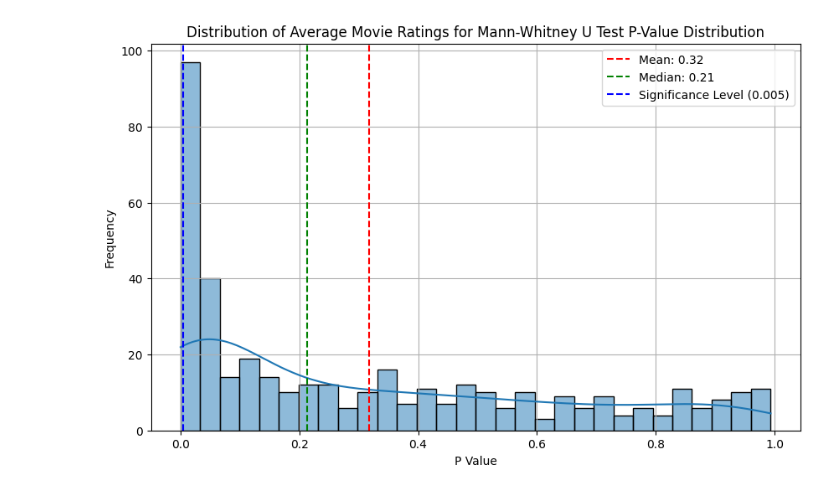
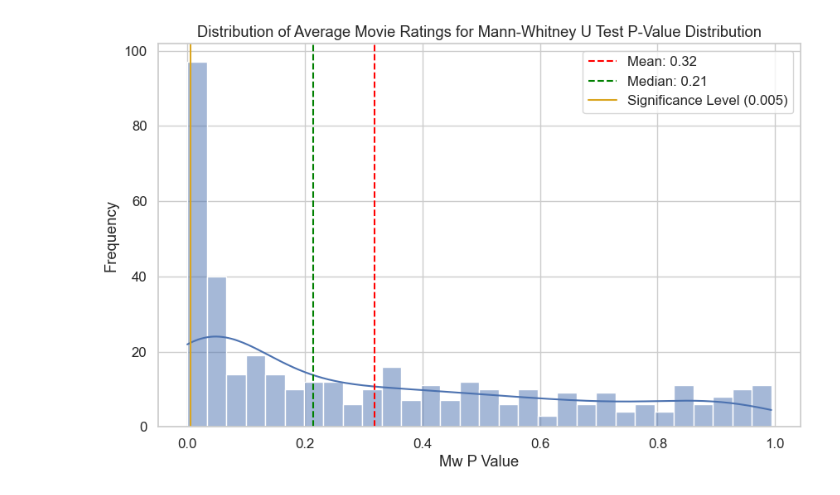
Before and after one commit to paolacalle/movie-ratings-replication, a Jupyter notebook: problem_set/4.ipynb, the cells around one changed output. Drawn from its saved outputs; the diff is of its cells as text; code cells hidden in the pictures.

```diff
--- a/problem_set/4.ipynb
+++ b/problem_set/4.ipynb
@@ -19,6 +19,12 @@ df = mdf.clean_data(df)
 processed_data = mdf.convert_to_table(df)
 processed_data = mrgy.reformat_gender_identity(processed_data)
 df_gender = processed_data[processed_data['gender_identity'].isin(['Male', 'Female'])].dropna(subset=['rating'])
+
+# treat rating as a categorical variable
+df_gender['rating'] = df_gender['rating'].astype(str)
+
+# theme for plots
+sns.set_theme(style="whitegrid", font_scale=1.1)
 # %% [markdown]
 # Question 4
 What proportion of movies are rated differently by male and female viewers?
@@ -44,9 +67,15 @@ df_gender.head()
+# %%
+def total_variation_distance(p, q):
+    p, q = np.asarray(p, dtype=float), np.asarray(q, dtype=float)
+    p, q = p / p.sum(), q / q.sum()
+    return 0.5 * np.sum(np.abs(p - q))
 # %%
 df_gender_movie = df_gender.groupby(['movie_name'])
+df_gender_movie.size()
+
 n_movies = len(df_gender_movie)
 
-mann_whitney_results = {}
-welch_ttest_results = {}
+results = pd.DataFrame(columns=['chi_p_value', 'dof', 'expected', 'jvd', 'mw_p_value', 'mw_u_stat'])
 
 for name, group in df_gender_movie:
     movie_name = name
@@ -54,17 +83,24 @@ for name, group in df_gender_movie:
     ratings = group['rating'].dropna()
 
     # Split ratings by gender
-    male_ratings = ratings[group['gender_identity'] == 'Male']
-    female_ratings = ratings[group['gender_identity'] == 'Female']
+    male_ratings = ratings[group['gender_identity'] == 'Male'].astype(float)
+    female_ratings = ratings[group['gender_identity'] == 'Female'].astype(float)
 
     if len(male_ratings) > 0 and len(female_ratings) > 0:
+
+        # check if ratings have na values
+        if male_ratings.isna().sum() > 0 or female_ratings.isna().sum() > 0:
+            print(f"NA values found in ratings for movie: {movie_name}")
+            continue
+
         # Mann-Whitney U Test
         u_stat, p_value_mw = stats.mannwhitneyu(male_ratings, female_ratings, alternative='two-sided')
-        mann_whitney_results[movie_name] = p_value_mw
 
-        # Welch's t-test
-        t_stat, p_value_wt = stats.ttest_ind(male_ratings, female_ratings, equal_var=False, alternative='two-sided')
-        welch_ttest_results[movie_name] = p_value_wt
+        # x^2 test
+        contingency_table = pd.crosstab(group['gender_identity'], group['rating'])
+        chi2, p_value_chi2, dof, expected = stats.chi2_contingency(contingency_table)
 
-significant_mw = {movie: p for movie, p in mann_whitney_results.items() if p < ALPHA}
-significant_wt = {movie: p for movie, p in welch_ttest_results.items() if p < ALPHA}
+        male = contingency_table.loc["Male"]
+        female = contingency_table.loc["Female"]
+
+        results.loc[movie_name] = [p_value_chi2, dof, expected, total_variation_distance(male, female), p_value_mw, u_stat]
@@ -78,12 +107,12 @@ df_pvalues = df_mann_whitney.join(df_welch_ttest, lsuffix='_mann_whitney', rsuff
 # %%
-plt = gf.plot_distrubtion(df_mann_whitney,
+plt = gf.plot_distrubtion(results,
     name='Mann-Whitney U Test P-Value Distribution',
-    y ='p_value',
+    y ='mw_p_value',
     show=False)
 
-plt.axvline(x=0.005, color='b', linestyle='--', label='Significance Level (0.005)')
+plt.axvline(x=0.005, color='goldenrod', linestyle='-', label='Significance Level (0.005)')
 plt.legend()
 
 plt.show()
 # %% [output]
-[figure, old version]
+[figure, new version]
```
Also changed, not shown: parts of 11 cells of this notebook.
